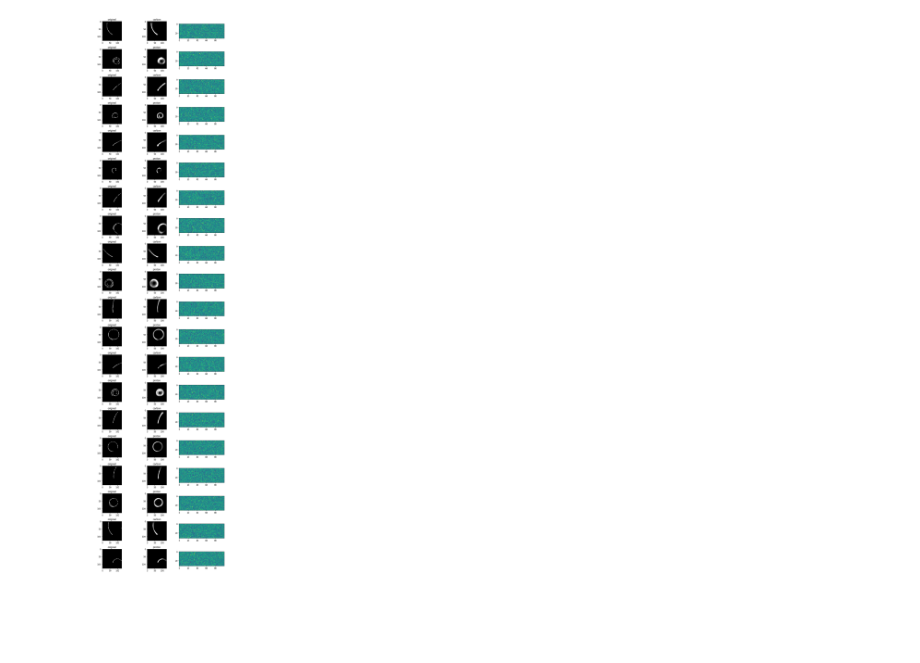
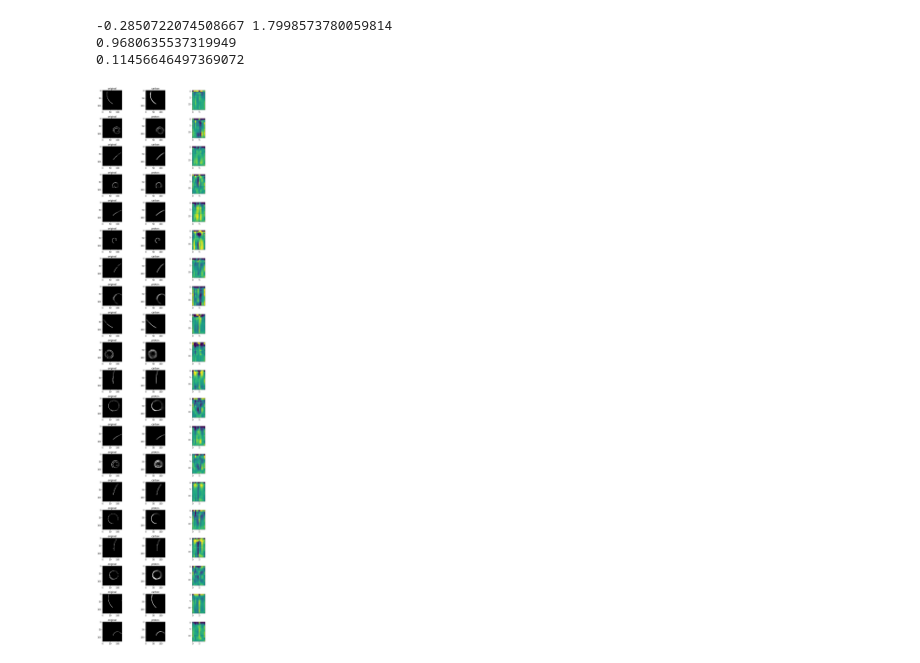
Before and after one commit to ATTPC/VAE-event-classification, a Jupyter notebook: notebooks/event_classification.ipynb, the cells around one changed output. Cells and saved outputs as stored; diff of their text form; code cells hidden in the pictures; blank space fills up the shorter version.

```diff
--- a/notebooks/event_classification.ipynb
+++ b/notebooks/event_classification.ipynb
@@ -53,6 +53,14 @@ test_original = test_original[:n_test]
 where_zero = np.where(train_targets == 0)[0]
 where_one = np.where(train_targets == 1)[0]
 where_two = np.where(train_targets == 2)[0]
+# %%
+print(train_latent.min(), train_latent.max())
+print(np.average(train_latent))
+print(np.std(train_latent))
+# %% [output]
+-0.2850722074508667 1.7998573780059814
+0.9680635537319949
+0.11456646497369072
 # %%
 which_1 = [2, 11, 4, 3, 5, 6, 7, 15, 18, 20, 23, 27]
 
@@ -78,33 +86,33 @@ which_3.append(reference)
 """
 which = np.array(which_2)
 
 n_plots = len(which)
 fig, axs = plt.subplots(ncols=3, nrows=n_plots, figsize=(10, 40))
 
 vmin = 0
-vmax = 0.1
+vmax = 0.2
 which_index =  which[:, 0].astype(int)
 
 
 latent_max = np.max(train_latent[:, which_index, :])
 latent_min = np.min(train_latent[:, which_index, :])
 
 for i, ax in enumerate(axs):
 
     chosen = which_index[i]
     image = sigmoid(train_reconst[-1, chosen, :].reshape((128, 128)))
     original = train_original[chosen].reshape((128, 128))
 
     latent = train_latent[:, chosen, :]
 
     ax[0].set_title("original")
     ax[0].imshow(original, vmin=vmin, vmax=vmax, cmap="Greys_r")
 
     ax[1].set_title(which[i][1])
     ax[1].imshow(image, vmin=vmin, vmax=vmax, cmap="Greys_r")
 
-    ax[2].imshow(latent, vmax=5, vmin=-5)
+    ax[2].imshow(latent, vmax=1.1, vmin=0.8)
 
 plt.tight_layout()
 # %% [output]
-[figure, old version]
+[figure, new version]
```
Also changed, not shown: parts of 1 cell of this notebook, 2 other files.
